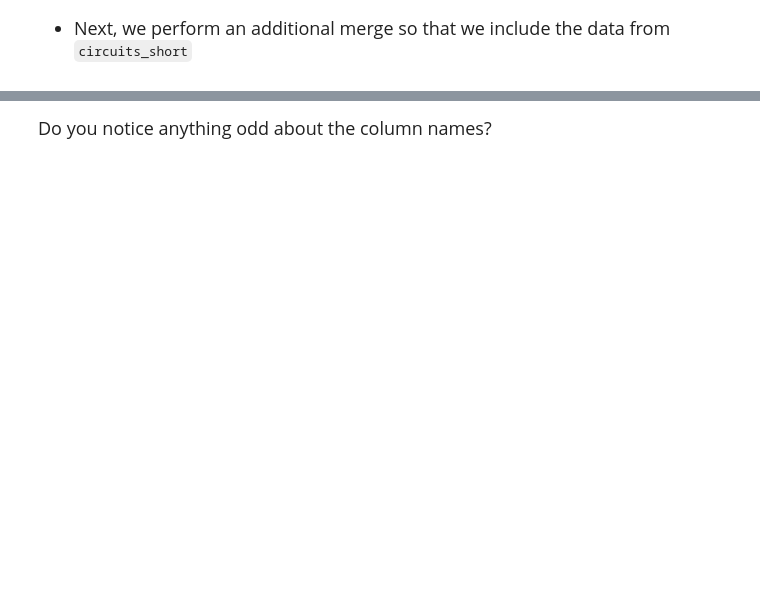
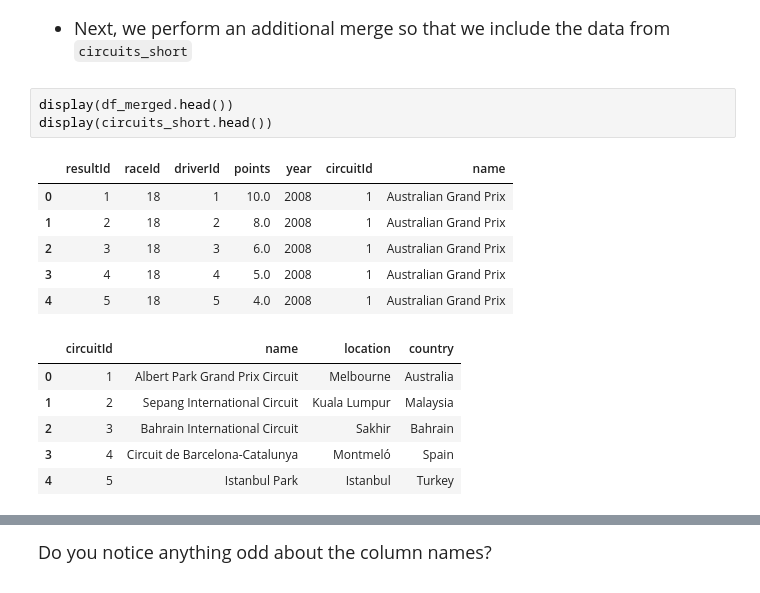
Before and after one commit to inisokoya/datasci151fall2026, a Jupyter notebook: lecture_09_merging_and_cleaning/Lecture09a_merging copy.ipynb, the cells around one changed output, grey strips where cells are left out. Cells and saved outputs as stored; diff of their text form; blank space fills up the shorter version.

```diff
--- a/lecture_09_merging_and_cleaning/Lecture09a_merging copy.ipynb
+++ b/lecture_09_merging_and_cleaning/Lecture09a_merging copy.ipynb
@@ -321,6 +360,22 @@ df_merged_4 = pd.merge(left = races_short, right = results_short, how = "right",
 <font size = "4">
 
 - Next, we perform an additional merge so that we include the data from `circuits_short`
+# %%
+display(df_merged.head())
+display(circuits_short.head())
+# %% [output]
+|  | resultId | raceId | driverId | points | year | circuitId | name |
+| 0 | 1 | 18 | 1 | 10.0 | 2008 | 1 | Australian Grand Prix |
+| 1 | 2 | 18 | 2 | 8.0 | 2008 | 1 | Australian Grand Prix |
+| 2 | 3 | 18 | 3 | 6.0 | 2008 | 1 | Australian Grand Prix |
+| 3 | 4 | 18 | 4 | 5.0 | 2008 | 1 | Australian Grand Prix |
+| 4 | 5 | 18 | 5 | 4.0 | 2008 | 1 | Australian Grand Prix |
+|  | circuitId | name | location | country |
+| 0 | 1 | Albert Park Grand Prix Circuit | Melbourne | Australia |
+| 1 | 2 | Sepang International Circuit | Kuala Lumpur | Malaysia |
+| 2 | 3 | Bahrain International Circuit | Sakhir | Bahrain |
+| 3 | 4 | Circuit de Barcelona-Catalunya | Montmeló | Spain |
+| 4 | 5 | Istanbul Park | Istanbul | Turkey |
 # %%
 df_merged_final = pd.merge(left = df_merged, right = circuits_short, how = "left", on = "circuitId")
 
```
Also changed, not shown: parts of 5 cells of this notebook.
